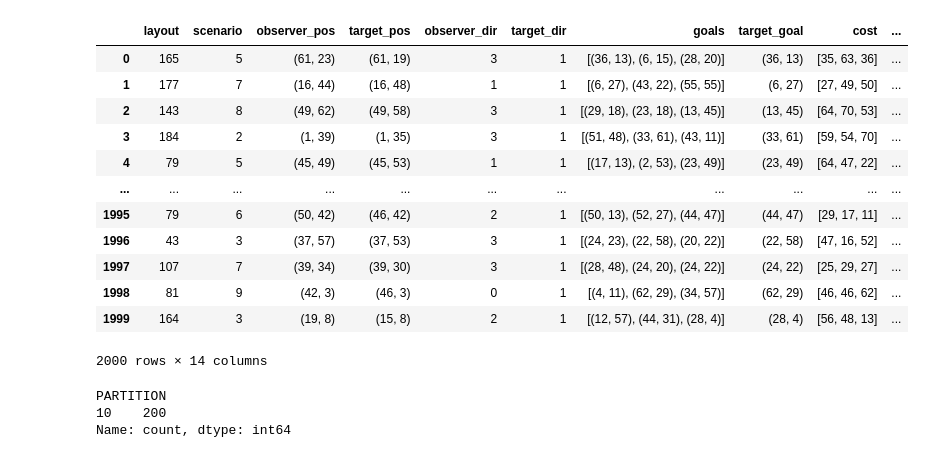
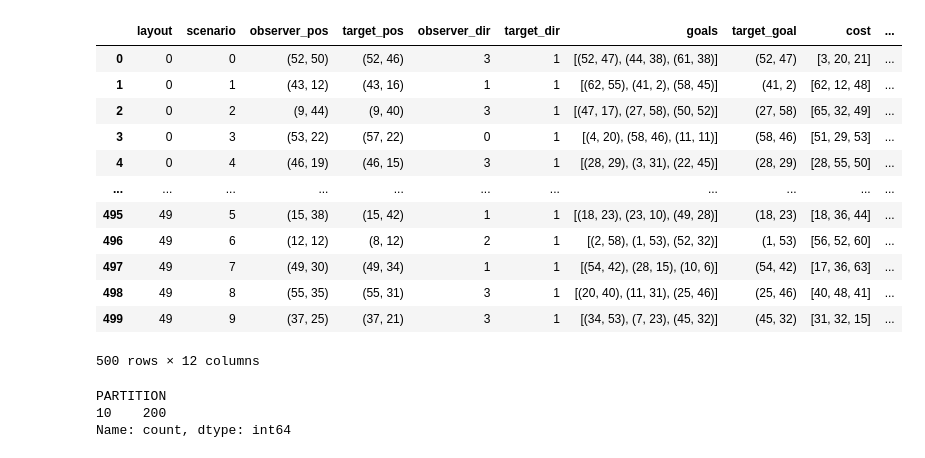
Before and after one commit to chen-yuan-zhang/agr_agents, a Jupyter notebook: gr_pursuer/neural/training.ipynb, the cells around one changed output. Drawn from its saved outputs; the diff is of its cells as text; code cells hidden in the pictures.

```diff
--- a/gr_pursuer/neural/training.ipynb
+++ b/gr_pursuer/neural/training.ipynb
@@ -14,30 +14,30 @@ from model import TransformerPredictor
 # %%
 # PARAMETERS
 SIZE = 64
 OBSERVATION_WINDOW = 5
-LAYOUTS = 200
-
+LAYOUTS = 50
+HIDDEN_COST_TYPE = "distance"
 
 # data_runs = pd.read_csv('../data/dataset_s{SIZE}_h0.csv')
 # data_runs = data_runs[~data_runs['action'].isna()]
-data_scenarios = pd.read_csv(f'../data/s{SIZE}_h0_l{LAYOUTS}_ls0/scenarios.csv')
+data_scenarios = pd.read_csv(f'../data/{SIZE}_{HIDDEN_COST_TYPE}_{LAYOUTS}_0/scenarios.csv').sort_values(by=["layout", "scenario"]).reset_index(drop=True)
 # data = pd.merge(data_runs, data_scenarios[["layout", "scenario", "goals"]], on=["layout", "scenario"])
 # data = preprocess_data(data, OBSERVATION_WINDOW, SIZE)
 data_scenarios
 # %% [output]
 |  | layout | scenario | observer_pos | target_pos | observer_dir | target_dir | goals | target_goal | cost | ... |
-| 0 | 165 | 5 | (61, 23) | (61, 19) | 3 | 1 | [(36, 13), (6, 15), (28, 20)] | (36, 13) | [35, 63, 36] | ... |
-| 1 | 177 | 7 | (16, 44) | (16, 48) | 1 | 1 | [(6, 27), (43, 22), (55, 55)] | (6, 27) | [27, 49, 50] | ... |
-| 2 | 143 | 8 | (49, 62) | (49, 58) | 3 | 1 | [(29, 18), (23, 18), (13, 45)] | (13, 45) | [64, 70, 53] | ... |
-| 3 | 184 | 2 | (1, 39) | (1, 35) | 3 | 1 | [(51, 48), (33, 61), (43, 11)] | (33, 61) | [59, 54, 70] | ... |
-| 4 | 79 | 5 | (45, 49) | (45, 53) | 1 | 1 | [(17, 13), (2, 53), (23, 49)] | (23, 49) | [64, 47, 22] | ... |
+| 0 | 0 | 0 | (52, 50) | (52, 46) | 3 | 1 | [(52, 47), (44, 38), (61, 38)] | (52, 47) | [3, 20, 21] | ... |
+| 1 | 0 | 1 | (43, 12) | (43, 16) | 1 | 1 | [(62, 55), (41, 2), (58, 45)] | (41, 2) | [62, 12, 48] | ... |
+| 2 | 0 | 2 | (9, 44) | (9, 40) | 3 | 1 | [(47, 17), (27, 58), (50, 52)] | (27, 58) | [65, 32, 49] | ... |
+| 3 | 0 | 3 | (53, 22) | (57, 22) | 0 | 1 | [(4, 20), (58, 46), (11, 11)] | (58, 46) | [51, 29, 53] | ... |
+| 4 | 0 | 4 | (46, 19) | (46, 15) | 3 | 1 | [(28, 29), (3, 31), (22, 45)] | (28, 29) | [28, 55, 50] | ... |
 | ... | ... | ... | ... | ... | ... | ... | ... | ... | ... | ... |
-| 1995 | 79 | 6 | (50, 42) | (46, 42) | 2 | 1 | [(50, 13), (52, 27), (44, 47)] | (44, 47) | [29, 17, 11] | ... |
-| 1996 | 43 | 3 | (37, 57) | (37, 53) | 3 | 1 | [(24, 23), (22, 58), (20, 22)] | (22, 58) | [47, 16, 52] | ... |
-| 1997 | 107 | 7 | (39, 34) | (39, 30) | 3 | 1 | [(28, 48), (24, 20), (24, 22)] | (24, 22) | [25, 29, 27] | ... |
-| 1998 | 81 | 9 | (42, 3) | (46, 3) | 0 | 1 | [(4, 11), (62, 29), (34, 57)] | (62, 29) | [46, 46, 62] | ... |
-| 1999 | 164 | 3 | (19, 8) | (15, 8) | 2 | 1 | [(12, 57), (44, 31), (28, 4)] | (28, 4) | [56, 48, 13] | ... |
+| 495 | 49 | 5 | (15, 38) | (15, 42) | 1 | 1 | [(18, 23), (23, 10), (49, 28)] | (18, 23) | [18, 36, 44] | ... |
+| 496 | 49 | 6 | (12, 12) | (8, 12) | 2 | 1 | [(2, 58), (1, 53), (52, 32)] | (1, 53) | [56, 52, 60] | ... |
+| 497 | 49 | 7 | (49, 30) | (49, 34) | 1 | 1 | [(54, 42), (28, 15), (10, 6)] | (54, 42) | [17, 36, 63] | ... |
+| 498 | 49 | 8 | (55, 35) | (55, 31) | 3 | 1 | [(20, 40), (11, 31), (25, 46)] | (25, 46) | [40, 48, 41] | ... |
+| 499 | 49 | 9 | (37, 25) | (37, 21) | 3 | 1 | [(34, 53), (7, 23), (45, 32)] | (45, 32) | [31, 32, 15] | ... |
-2000 rows × 14 columns
+500 rows × 12 columns
 # %%
 data_scenarios.groupby(["layout", "PARTITION"])["PARTITION"].count().to_frame()["PARTITION"].value_counts()
 # %% [output]
```
Also changed, not shown: parts of 1 cell of this notebook, 2 other files.
